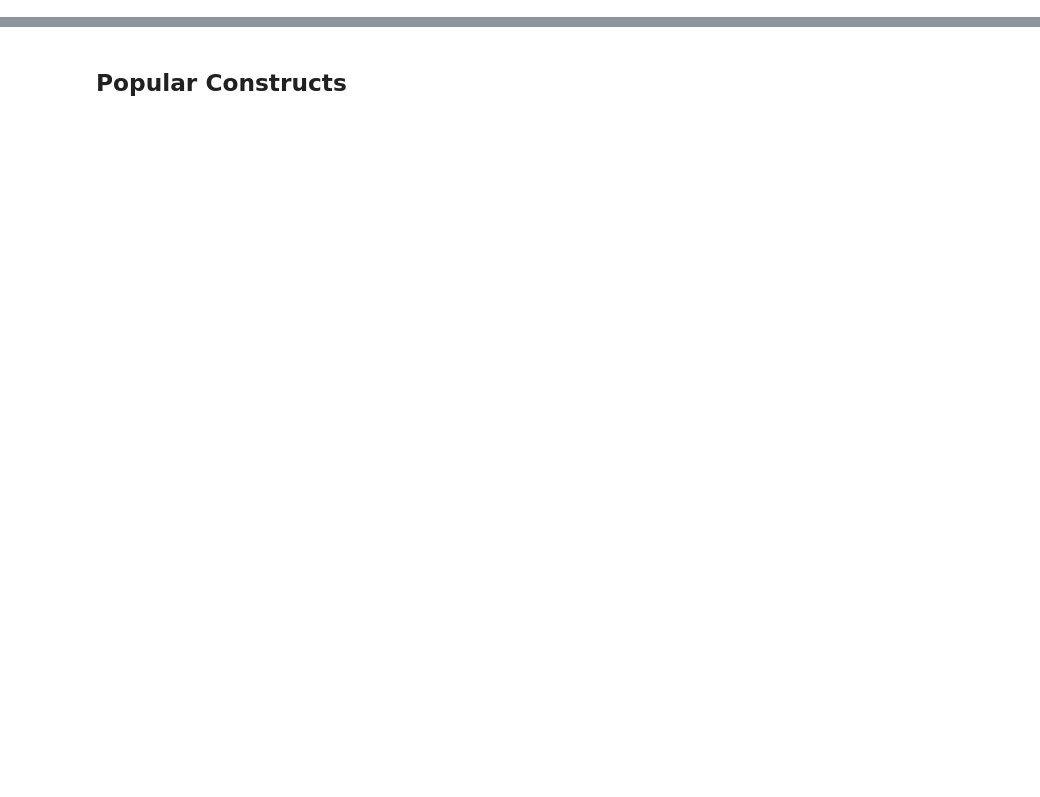
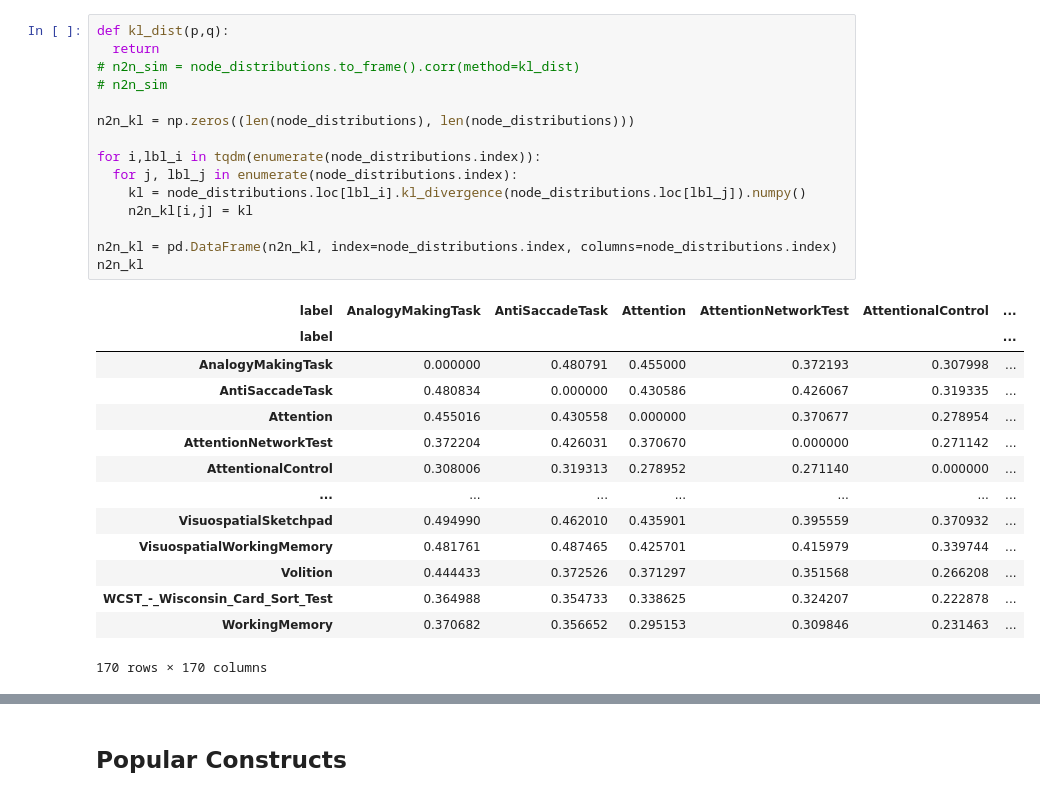
Before and after one commit to morteza/CogText, a Jupyter notebook: notebooks/4-2 Graph Embeddings.ipynb, the cells around one changed output, grey strips where cells are left out. Saved outputs shown, nothing was run; the diff lists cells and outputs as text; blank space fills up the shorter version.

```diff
--- a/notebooks/4-2 Graph Embeddings.ipynb
+++ b/notebooks/4-2 Graph Embeddings.ipynb
@@ -41,0 +110,30 @@ pubmed.dropna(subset=['cluster'], inplace=True)
+# %%
+def kl_dist(p,q):
+  return
+# n2n_sim = node_distributions.to_frame().corr(method=kl_dist)
+# n2n_sim
+
+n2n_kl = np.zeros((len(node_distributions), len(node_distributions)))
+
+for i,lbl_i in tqdm(enumerate(node_distributions.index)):
+  for j, lbl_j in enumerate(node_distributions.index):
+    kl = node_distributions.loc[lbl_i].kl_divergence(node_distributions.loc[lbl_j]).numpy()
+    n2n_kl[i,j] = kl
+
+n2n_kl = pd.DataFrame(n2n_kl, index=node_distributions.index, columns=node_distributions.index)
+n2n_kl
+# %% [output]
+| label | AnalogyMakingTask | AntiSaccadeTask | Attention | AttentionNetworkTest | AttentionalControl | ... |
+| label |  |  |  |  |  | ... |
+| AnalogyMakingTask | 0.000000 | 0.480791 | 0.455000 | 0.372193 | 0.307998 | ... |
+| AntiSaccadeTask | 0.480834 | 0.000000 | 0.430586 | 0.426067 | 0.319335 | ... |
+| Attention | 0.455016 | 0.430558 | 0.000000 | 0.370677 | 0.278954 | ... |
+| AttentionNetworkTest | 0.372204 | 0.426031 | 0.370670 | 0.000000 | 0.271142 | ... |
+| AttentionalControl | 0.308006 | 0.319313 | 0.278952 | 0.271140 | 0.000000 | ... |
+| ... | ... | ... | ... | ... | ... | ... |
+| VisuospatialSketchpad | 0.494990 | 0.462010 | 0.435901 | 0.395559 | 0.370932 | ... |
+| VisuospatialWorkingMemory | 0.481761 | 0.487465 | 0.425701 | 0.415979 | 0.339744 | ... |
+| Volition | 0.444433 | 0.372526 | 0.371297 | 0.351568 | 0.266208 | ... |
+| WCST_-_Wisconsin_Card_Sort_Test | 0.364988 | 0.354733 | 0.338625 | 0.324207 | 0.222878 | ... |
+| WorkingMemory | 0.370682 | 0.356652 | 0.295153 | 0.309846 | 0.231463 | ... |
+170 rows × 170 columns
```
Also changed, not shown: parts of 11 cells of this notebook, 1 other file.
